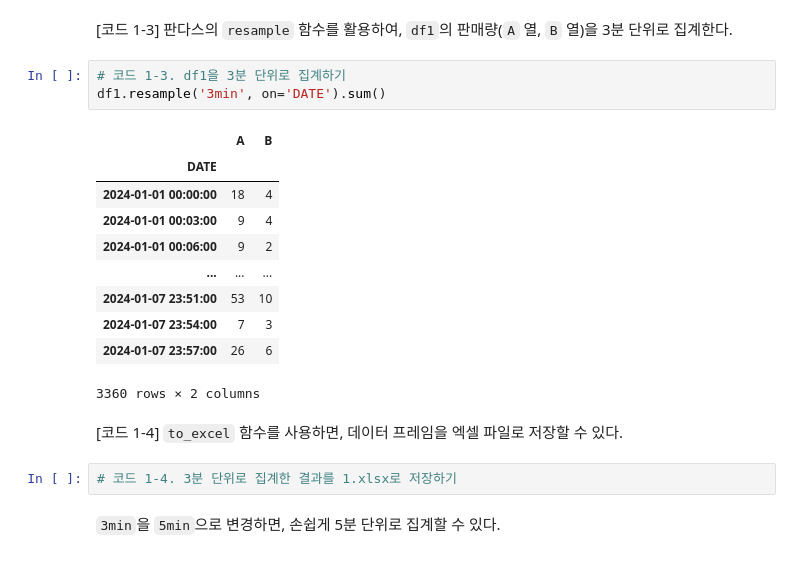
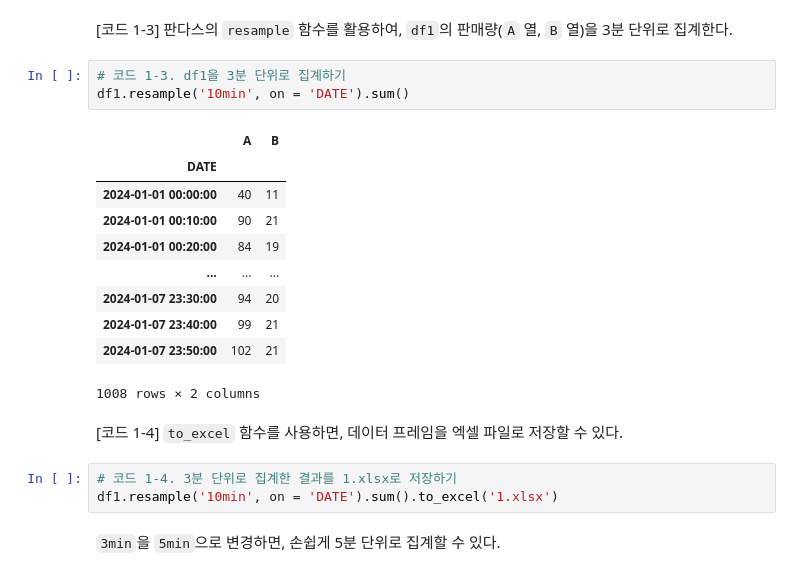
Before and after one commit to tjwjddms951/kimpadas_ex_ok, a Jupyter notebook: ex/01_판다스로_데이터_다루기_체험(연습).ipynb, the cells around one changed output. Drawn from its saved outputs; the diff is of its cells as text.

```diff
--- a/ex/01_판다스로_데이터_다루기_체험(연습).ipynb
+++ b/ex/01_판다스로_데이터_다루기_체험(연습).ipynb
@@ -30,22 +32,23 @@ df1
 [코드 1-3] 판다스의 `resample` 함수를 활용하여, `df1`의 판매량(`A` 열, `B` 열)을 3분 단위로 집계한다.
 # %%
 # 코드 1-3. df1을 3분 단위로 집계하기
-df1.resample('3min', on='DATE').sum()
+df1.resample('10min', on = 'DATE').sum()
 # %% [output]
 |  | A | B |
 | DATE |  |  |
-| 2024-01-01 00:00:00 | 18 | 4 |
-| 2024-01-01 00:03:00 | 9 | 4 |
-| 2024-01-01 00:06:00 | 9 | 2 |
+| 2024-01-01 00:00:00 | 40 | 11 |
+| 2024-01-01 00:10:00 | 90 | 21 |
+| 2024-01-01 00:20:00 | 84 | 19 |
 | ... | ... | ... |
-| 2024-01-07 23:51:00 | 53 | 10 |
-| 2024-01-07 23:54:00 | 7 | 3 |
-| 2024-01-07 23:57:00 | 26 | 6 |
+| 2024-01-07 23:30:00 | 94 | 20 |
+| 2024-01-07 23:40:00 | 99 | 21 |
+| 2024-01-07 23:50:00 | 102 | 21 |
-3360 rows × 2 columns
+1008 rows × 2 columns
 # %% [markdown]
 [코드 1-4] `to_excel` 함수를 사용하면, 데이터 프레임을 엑셀 파일로 저장할 수 있다.
 # %%
 # 코드 1-4. 3분 단위로 집계한 결과를 1.xlsx로 저장하기
+df1.resample('10min', on = 'DATE').sum().to_excel('1.xlsx')
 # %% [markdown]
 `3min`을 `5min`으로 변경하면, 손쉽게 5분 단위로 집계할 수 있다.
 # %% [markdown]
```
Also changed, not shown: parts of 4 cells of this notebook.
